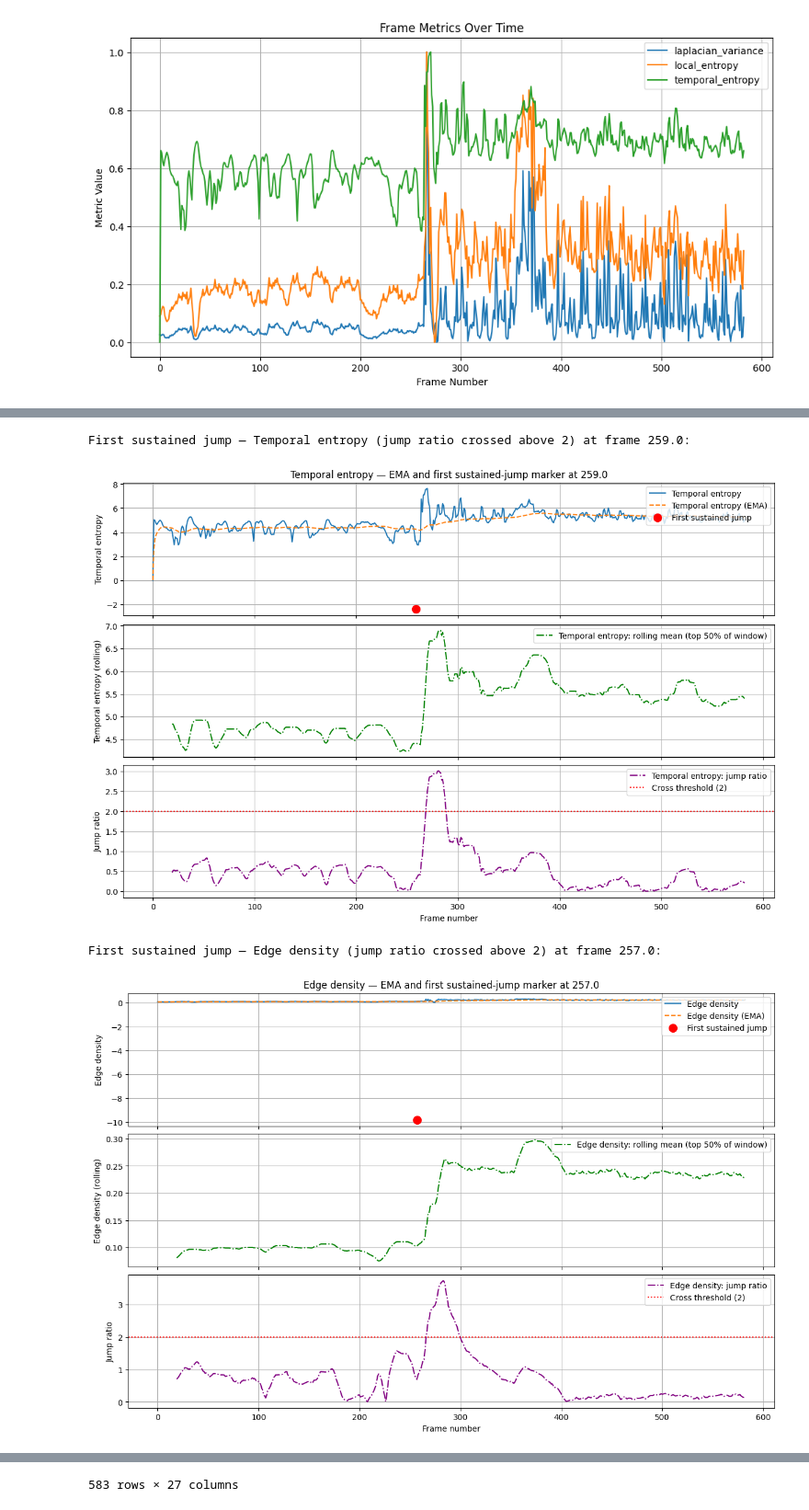
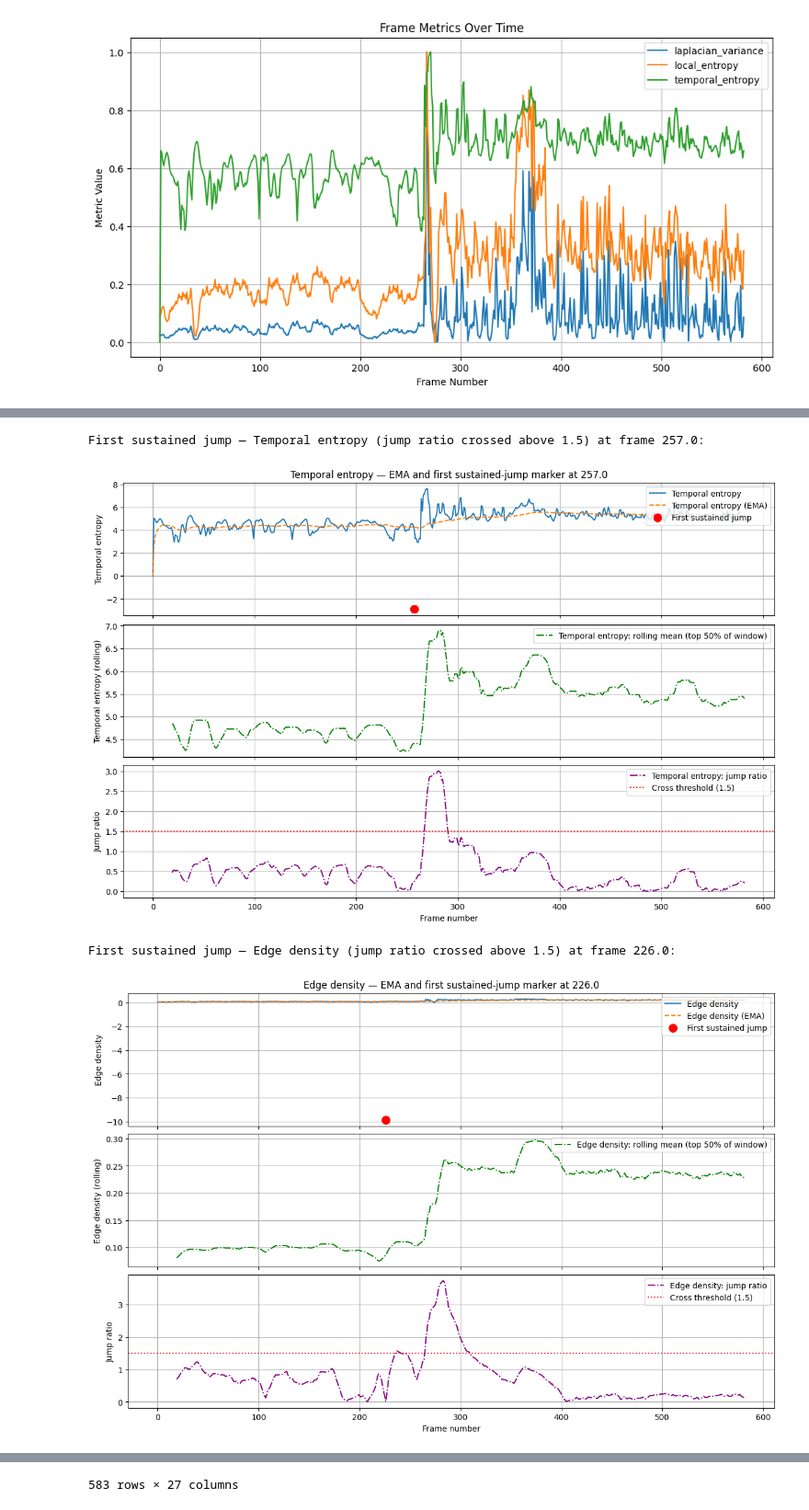
Before and after one commit to AssafR/VidUtils, a Jupyter notebook: analyze_stats.ipynb, the cells around one changed output, grey strips where cells are left out. Shown at 92% size. Cells and saved outputs as stored; diff of their text form; code cells hidden in the pictures.

```diff
--- a/analyze_stats.ipynb
+++ b/analyze_stats.ipynb
@@ -73,7 +73,7 @@ metric_legends = {
 span = 100  # Adjust this for decay rate; larger span means more smoothing
 
 # First sustained jump: first frame where jump ratio climbs above this (cross from at/below to above)
-jump_ratio_cross_threshold = 2
+jump_ratio_cross_threshold = 1.5
 
 # For sustained jumps: in each window, mean of the largest 50% of deviation values (by magnitude in the window)
 def _rolling_mean_top_half(arr: np.ndarray) -> float:
@@ -102,6 +102,10 @@ for metric in metrics:
         window=sustained_window, min_periods=sustained_window
     ).apply(_rolling_mean_top_half, raw=True)
 
+    # df[f'{metric}_rolling_high'] = df[f'{metric}'].rolling(
+    #     window=sustained_window, min_periods=sustained_window
+    # ).apply(np.mean)
+
 
     # df[f'{metric}_jump_ratio'] = (epsilon + df[f'{metric}_rolling']) / (epsilon + df[f'{metric}_ema'])
     df[f'{metric}_jump_ratio'] = (
@@ -116,9 +120,11 @@ for metric in metrics:
 
     if not sustained_jumps.empty:
         first_sustained_jump = sustained_jumps.iloc[0]
+        jump_frame = first_sustained_jump['frame']
         print(f"First sustained jump — {leg} (jump ratio crossed above {jump_ratio_cross_threshold}) at frame {first_sustained_jump['frame']}:")
         # print(first_sustained_jump[['frame', metric, f'{metric}_ema', f'{metric}_deviation', f'{metric}_deviation_rolling']])
     else:
+        jump_frame = None
         print(f"No sustained jump — {leg} (jump ratio never crossed above {jump_ratio_cross_threshold}).")
 
     fig, axes = plt.subplots(3, 1, sharex=True, figsize=(12, 8), layout="constrained")
@@ -136,7 +142,7 @@ for metric in metrics:
             s=100,
         )
     ax0.set_ylabel(leg)
-    ax0.set_title(f"{leg} — EMA and first sustained-jump marker at {first_sustained_jump['frame']}")
+    ax0.set_title(f"{leg} — EMA and first sustained-jump marker at {jump_frame}")
     ax0.legend(loc="upper right")
     ax0.grid(True)
 
@@ -175,7 +181,7 @@ First sustained jump — Laplacian variance (sharpness) (jump ratio crossed abov
-First sustained jump — Temporal entropy (jump ratio crossed above 2) at frame 259.0:
+First sustained jump — Temporal entropy (jump ratio crossed above 1.5) at frame 257.0:
-[figure, old version]
+[figure, new version]
-First sustained jump — Edge density (jump ratio crossed above 2) at frame 257.0:
+First sustained jump — Edge density (jump ratio crossed above 1.5) at frame 226.0:
-[figure, old version]
+[figure, new version]
 |  | frame | timestamp | mean | local_entropy | temporal_entropy | combined_entropy | edge_density | ... |
 | 0 | 0 | 0.00 | 128.050237 | 1.959303 | 0.000000 | 1.371512 | 0.066740 | ... |
 | 1 | 1 | 0.02 | 126.102153 | 1.975311 | 5.041346 | 2.895122 | 0.068409 | ... |
```
Also changed, not shown: parts of 1 cell of this notebook, 11 other files.
